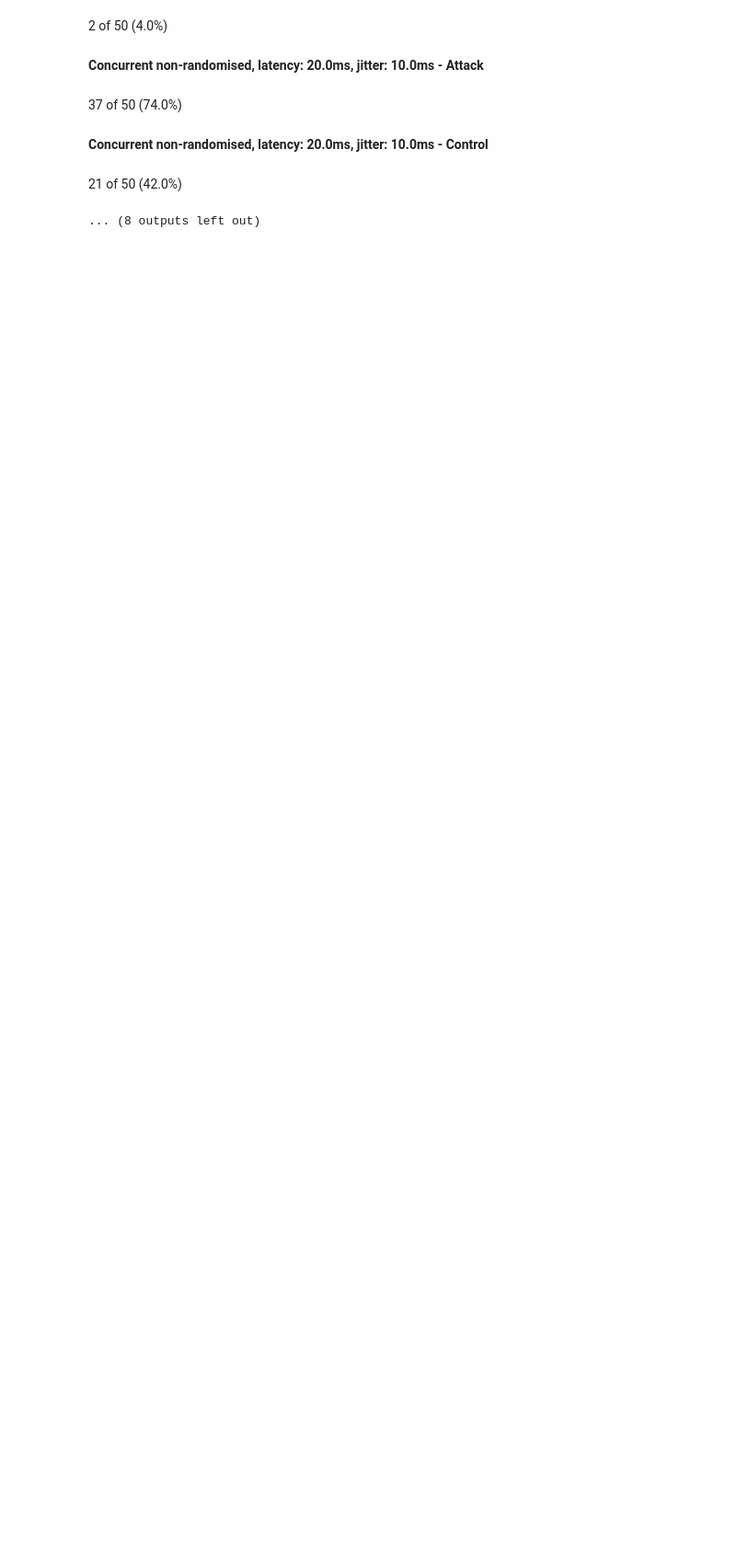
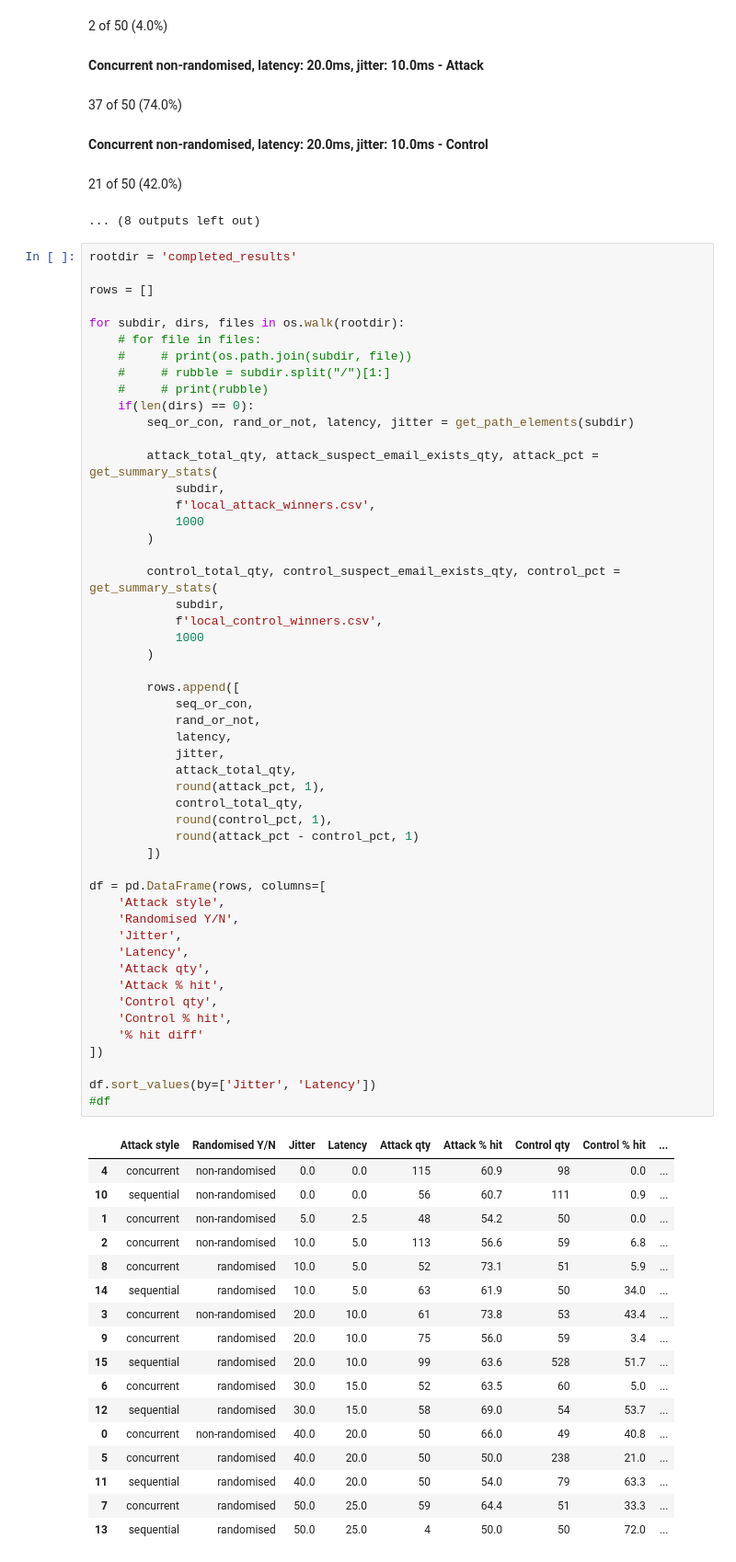
Before and after one commit to jefc1111/laravel-user-enumeration-demo, a Jupyter notebook: result_analysis.ipynb, the cells around one changed output. Shown: that part at 92% size. Cells and saved outputs as stored; diff of their text form; blank space fills up the shorter version.

Commit message:
More results

```diff
--- a/result_analysis.ipynb
+++ b/result_analysis.ipynb
@@ -170,3 +183,72 @@ analyse_result_folder('concurrent/non-randomised/400200')
 **Concurrent non-randomised, latency: 20.0ms, jitter: 10.0ms - Control**
 21 of 50 (42.0%)
 ... (8 outputs left out)
+# %%
+rootdir = 'completed_results'
+
+rows = []
+
+for subdir, dirs, files in os.walk(rootdir):
+    # for file in files:
+    #     # print(os.path.join(subdir, file))
+    #     # rubble = subdir.split("/")[1:]
+    #     # print(rubble)
+    if(len(dirs) == 0):
+        seq_or_con, rand_or_not, latency, jitter = get_path_elements(subdir)
+
+        attack_total_qty, attack_suspect_email_exists_qty, attack_pct = get_summary_stats(
+            subdir,
+            f'local_attack_winners.csv',
+            1000
+        )
+
+        control_total_qty, control_suspect_email_exists_qty, control_pct = get_summary_stats(
+            subdir,
+            f'local_control_winners.csv',
+            1000
+        )
+
+        rows.append([
+            seq_or_con,
+            rand_or_not,
+            latency,
+            jitter,
+            attack_total_qty,
+            round(attack_pct, 1),
+            control_total_qty,
+            round(control_pct, 1),
+            round(attack_pct - control_pct, 1)
+        ])
+
+df = pd.DataFrame(rows, columns=[
+    'Attack style',
+    'Randomised Y/N',
+    'Jitter',
+    'Latency',
+    'Attack qty',
+    'Attack % hit',
+    'Control qty',
+    'Control % hit',
+    '% hit diff'
+])
+
+df.sort_values(by=['Jitter', 'Latency'])
+#df
+# %% [output]
+|  | Attack style | Randomised Y/N | Jitter | Latency | Attack qty | Attack % hit | Control qty | Control % hit | ... |
+| 4 | concurrent | non-randomised | 0.0 | 0.0 | 115 | 60.9 | 98 | 0.0 | ... |
+| 10 | sequential | non-randomised | 0.0 | 0.0 | 56 | 60.7 | 111 | 0.9 | ... |
+| 1 | concurrent | non-randomised | 5.0 | 2.5 | 48 | 54.2 | 50 | 0.0 | ... |
+| 2 | concurrent | non-randomised | 10.0 | 5.0 | 113 | 56.6 | 59 | 6.8 | ... |
+| 8 | concurrent | randomised | 10.0 | 5.0 | 52 | 73.1 | 51 | 5.9 | ... |
+| 14 | sequential | randomised | 10.0 | 5.0 | 63 | 61.9 | 50 | 34.0 | ... |
+| 3 | concurrent | non-randomised | 20.0 | 10.0 | 61 | 73.8 | 53 | 43.4 | ... |
+| 9 | concurrent | randomised | 20.0 | 10.0 | 75 | 56.0 | 59 | 3.4 | ... |
+| 15 | sequential | randomised | 20.0 | 10.0 | 99 | 63.6 | 528 | 51.7 | ... |
+| 6 | concurrent | randomised | 30.0 | 15.0 | 52 | 63.5 | 60 | 5.0 | ... |
+| 12 | sequential | randomised | 30.0 | 15.0 | 58 | 69.0 | 54 | 53.7 | ... |
+| 0 | concurrent | non-randomised | 40.0 | 20.0 | 50 | 66.0 | 49 | 40.8 | ... |
+| 5 | concurrent | randomised | 40.0 | 20.0 | 50 | 50.0 | 238 | 21.0 | ... |
+| 11 | sequential | randomised | 40.0 | 20.0 | 50 | 54.0 | 79 | 63.3 | ... |
+| 7 | concurrent | randomised | 50.0 | 25.0 | 59 | 64.4 | 51 | 33.3 | ... |
+| 13 | sequential | randomised | 50.0 | 25.0 | 4 | 50.0 | 50 | 72.0 | ... |
```
Also changed, not shown: parts of 6 cells of this notebook, 29 other files.
